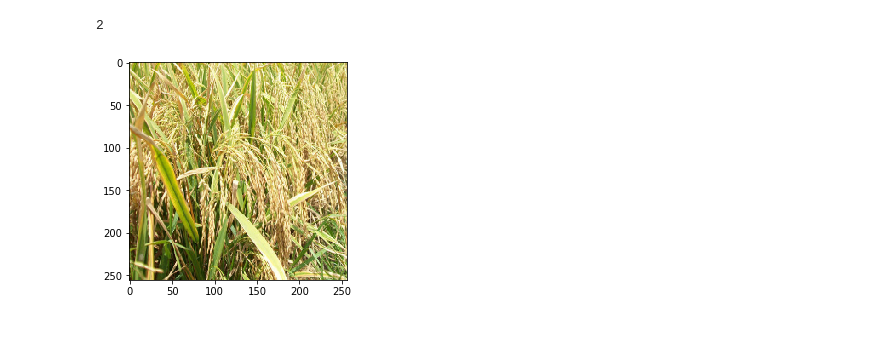
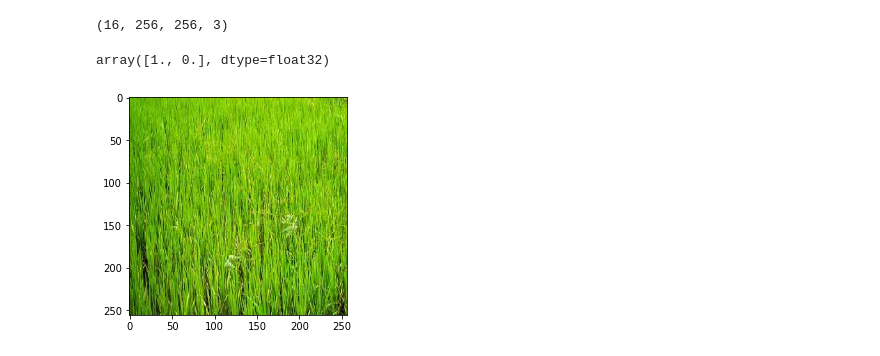
Before and after one commit to ramsrk7/Crop-Growth-Monitoring-Using-Deep-Learning, a Jupyter notebook: CNN1.ipynb, the cells around one changed output. Saved outputs shown, nothing was run; the diff lists cells and outputs as text; code cells hidden in the pictures.

```diff
--- a/CNN1.ipynb
+++ b/CNN1.ipynb
@@ -36,7 +53,7 @@ array([[0., 1., 0., 0., 0.],
 # %%
 from sklearn.model_selection import train_test_split
 # %%
-X_train,X_test, y_train, y_test = train_test_split(X,y_cat, test_size=0.2)
+X_train,X_test, y_train, y_test = train_test_split(X,y_cat, test_size=0.1)
 # %%
 from keras.models import Sequential
 from keras.layers import Conv2D, MaxPooling2D
@@ -121,9 +182,14 @@ array([[0.10780726, 0.16194163, 0.2734687 , 0.3169822 , 0.13980019]],
-# %%
-plt.imshow(X_train[n])
-np.argmax(y_train[n])
-# %% [output]
-2
-[figure, removed]
+# %%
+X_test.shape
+# %% [output]
+(16, 256, 256, 3)
+# %%
+
+plt.imshow(X_test[n])
+y_test[n]
+# %% [output]
+array([1., 0.], dtype=float32)
+[figure, added]
 # %%
 xt = model.predict(X_test)
 p_true = []
```
Also changed, not shown: parts of 21 cells of this notebook, 1 other file.
